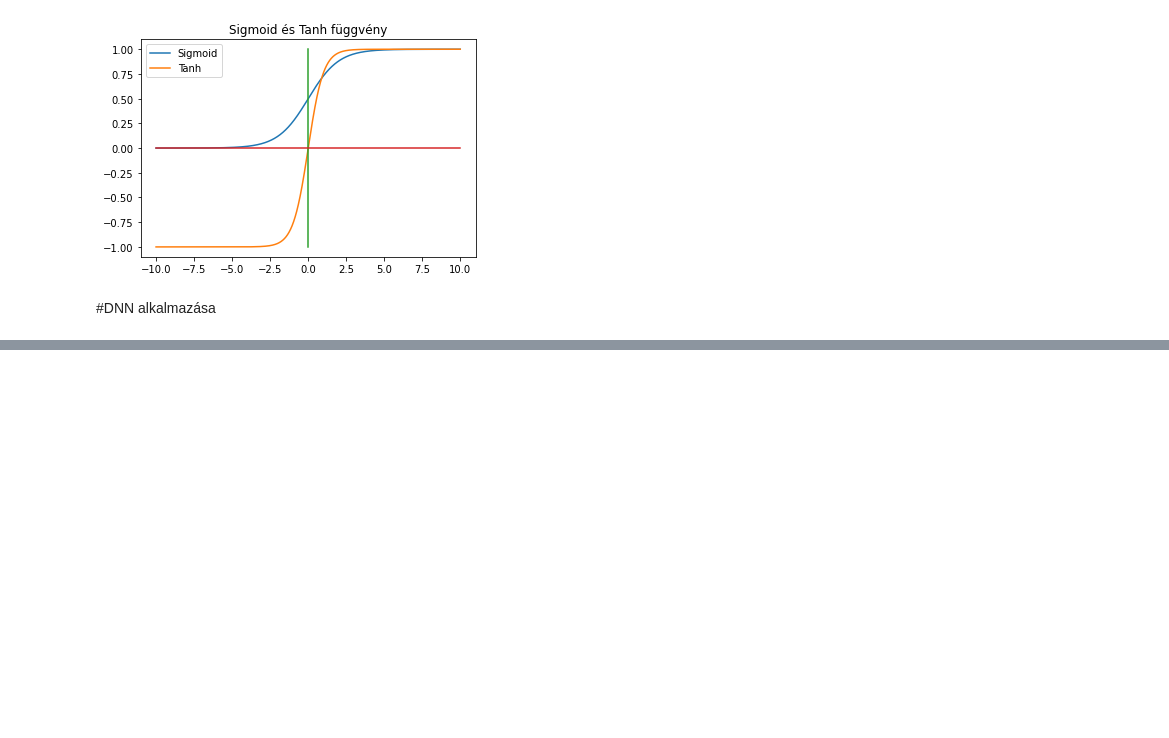
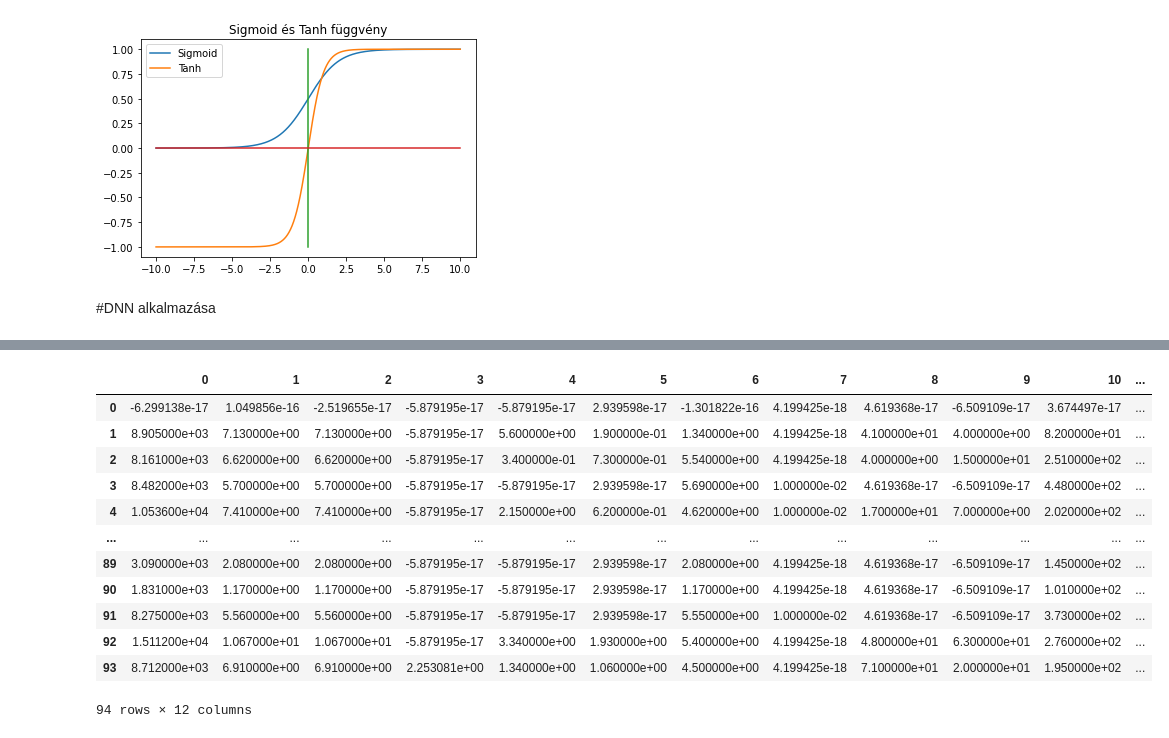
Before and after one commit to alizmarossy/FAKT_ML, a Jupyter notebook: 2_miniprojekt.ipynb, the cells around one changed output, grey strips where cells are left out. Saved outputs shown, nothing was run; the diff lists cells and outputs as text; code cells hidden in the pictures; blank space fills up the shorter version.

```diff
--- a/2_miniprojekt.ipynb
+++ b/2_miniprojekt.ipynb
@@ -72,0 +208,16 @@ ParserError: ignored
+# %%
+pd.DataFrame(x_test)
+# %% [output]
+|  | 0 | 1 | 2 | 3 | 4 | 5 | 6 | 7 | 8 | 9 | 10 | ... |
+| 0 | -6.299138e-17 | 1.049856e-16 | -2.519655e-17 | -5.879195e-17 | -5.879195e-17 | 2.939598e-17 | -1.301822e-16 | 4.199425e-18 | 4.619368e-17 | -6.509109e-17 | 3.674497e-17 | ... |
+| 1 | 8.905000e+03 | 7.130000e+00 | 7.130000e+00 | -5.879195e-17 | 5.600000e+00 | 1.900000e-01 | 1.340000e+00 | 4.199425e-18 | 4.100000e+01 | 4.000000e+00 | 8.200000e+01 | ... |
+| 2 | 8.161000e+03 | 6.620000e+00 | 6.620000e+00 | -5.879195e-17 | 3.400000e-01 | 7.300000e-01 | 5.540000e+00 | 4.199425e-18 | 4.000000e+00 | 1.500000e+01 | 2.510000e+02 | ... |
+| 3 | 8.482000e+03 | 5.700000e+00 | 5.700000e+00 | -5.879195e-17 | -5.879195e-17 | 2.939598e-17 | 5.690000e+00 | 1.000000e-02 | 4.619368e-17 | -6.509109e-17 | 4.480000e+02 | ... |
+| 4 | 1.053600e+04 | 7.410000e+00 | 7.410000e+00 | -5.879195e-17 | 2.150000e+00 | 6.200000e-01 | 4.620000e+00 | 1.000000e-02 | 1.700000e+01 | 7.000000e+00 | 2.020000e+02 | ... |
+| ... | ... | ... | ... | ... | ... | ... | ... | ... | ... | ... | ... | ... |
+| 89 | 3.090000e+03 | 2.080000e+00 | 2.080000e+00 | -5.879195e-17 | -5.879195e-17 | 2.939598e-17 | 2.080000e+00 | 4.199425e-18 | 4.619368e-17 | -6.509109e-17 | 1.450000e+02 | ... |
+| 90 | 1.831000e+03 | 1.170000e+00 | 1.170000e+00 | -5.879195e-17 | -5.879195e-17 | 2.939598e-17 | 1.170000e+00 | 4.199425e-18 | 4.619368e-17 | -6.509109e-17 | 1.010000e+02 | ... |
+| 91 | 8.275000e+03 | 5.560000e+00 | 5.560000e+00 | -5.879195e-17 | -5.879195e-17 | 2.939598e-17 | 5.550000e+00 | 1.000000e-02 | 4.619368e-17 | -6.509109e-17 | 3.730000e+02 | ... |
+| 92 | 1.511200e+04 | 1.067000e+01 | 1.067000e+01 | -5.879195e-17 | 3.340000e+00 | 1.930000e+00 | 5.400000e+00 | 4.199425e-18 | 4.800000e+01 | 6.300000e+01 | 2.760000e+02 | ... |
+| 93 | 8.712000e+03 | 6.910000e+00 | 6.910000e+00 | 2.253081e+00 | 1.340000e+00 | 1.060000e+00 | 4.500000e+00 | 4.199425e-18 | 7.100000e+01 | 2.000000e+01 | 1.950000e+02 | ... |
+94 rows × 12 columns
```
Also changed, not shown: parts of 30 cells of this notebook.
